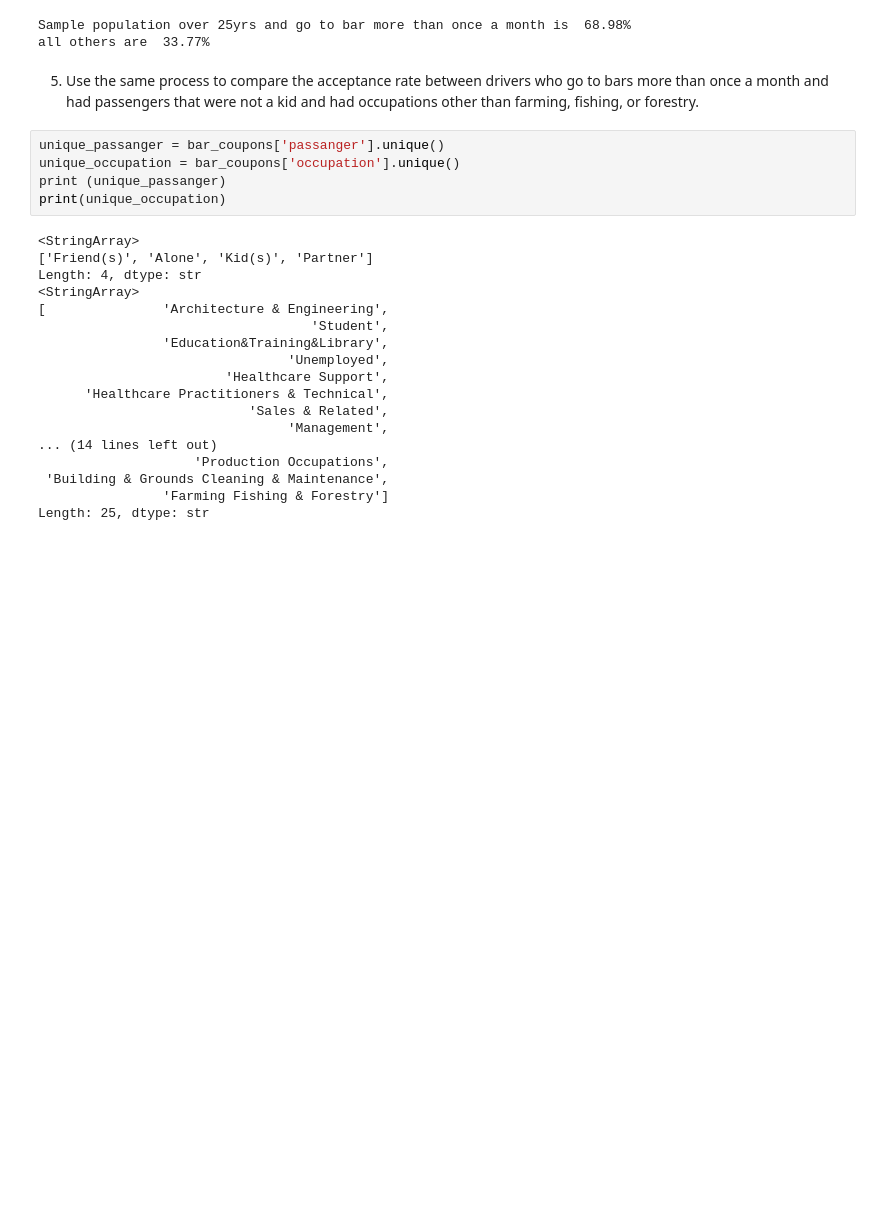
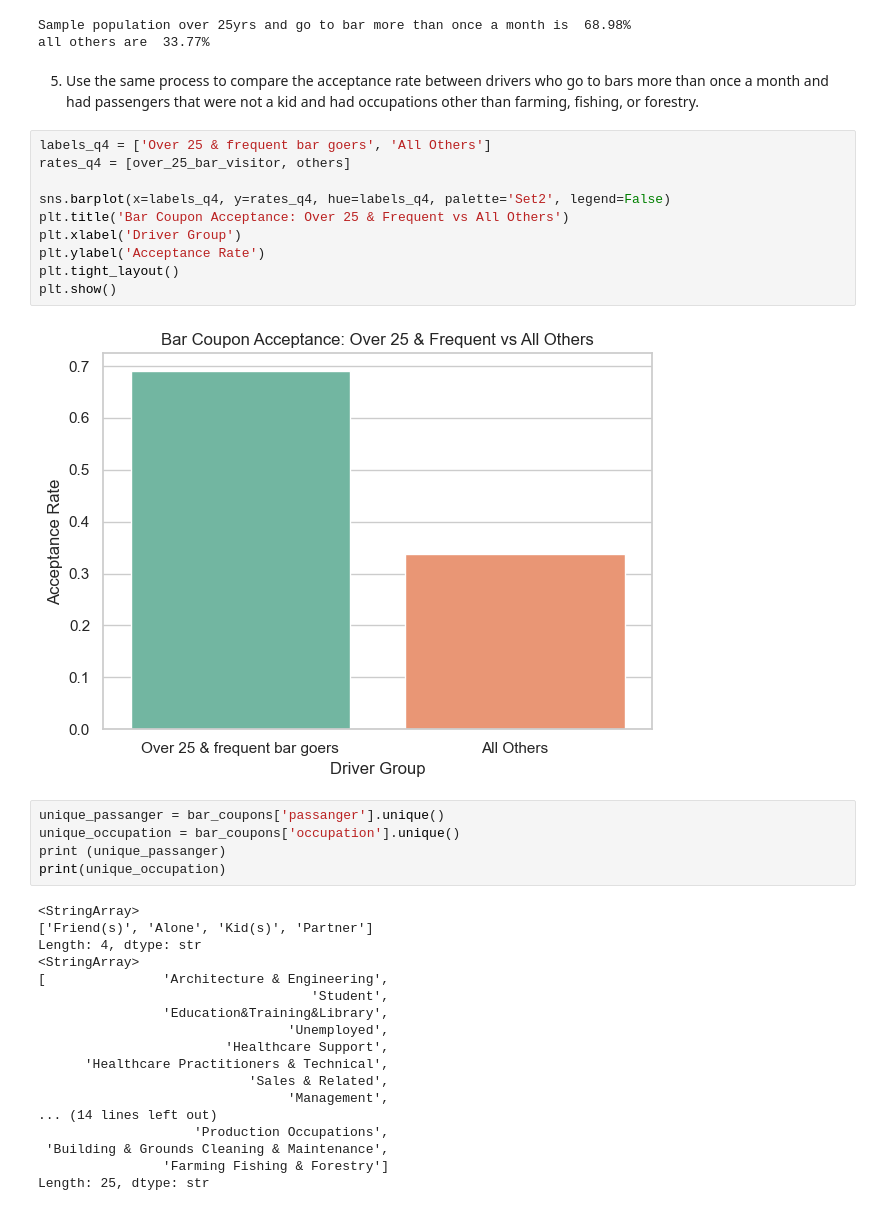
Before and after one commit to gowdilyan/predictive-coupon-acceptance-ml, a Jupyter notebook: coupon_acceptance_analysis.ipynb, the cells around one changed output. Saved outputs shown, nothing was run; the diff lists cells and outputs as text; blank space fills up the shorter version.

```diff
--- a/coupon_acceptance_analysis.ipynb
+++ b/coupon_acceptance_analysis.ipynb
@@ -237,6 +254,18 @@ Sample population over 25yrs and go to bar more than once a month is  68.98%
 all others are  33.77%
 # %% [markdown]
 5. Use the same process to compare the acceptance rate between drivers who go to bars more than once a month and had passengers that were not a kid and had occupations other than farming, fishing, or forestry.
+# %%
+labels_q4 = ['Over 25 & frequent bar goers', 'All Others']
+rates_q4 = [over_25_bar_visitor, others]
+
+sns.barplot(x=labels_q4, y=rates_q4, hue=labels_q4, palette='Set2', legend=False)
+plt.title('Bar Coupon Acceptance: Over 25 & Frequent vs All Others')
+plt.xlabel('Driver Group')
+plt.ylabel('Acceptance Rate')
+plt.tight_layout()
+plt.show()
+# %% [output]
+[figure, added]
 # %%
 unique_passanger = bar_coupons['passanger'].unique()
 unique_occupation = bar_coupons['occupation'].unique()
```
Also changed, not shown: parts of 12 cells of this notebook, 3 other files.
